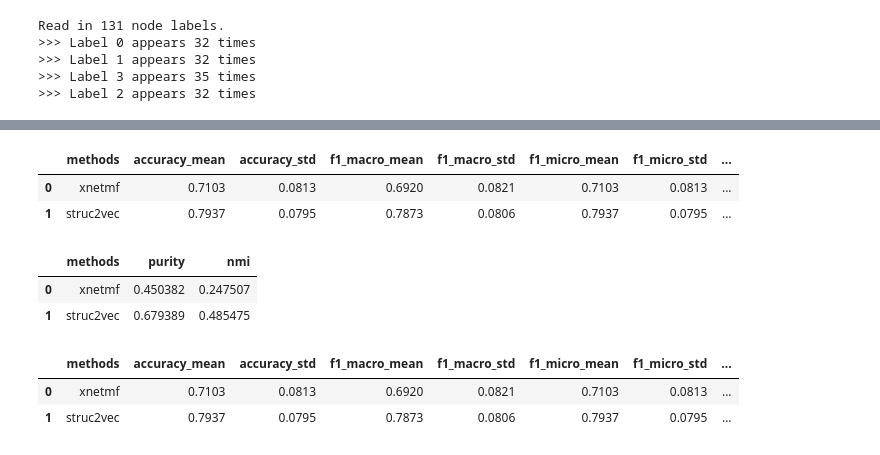
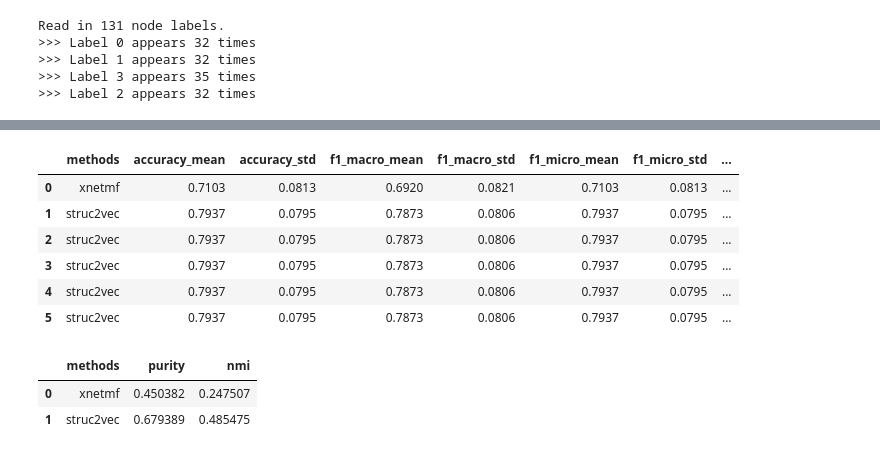
Before and after one commit to GemsLab/StrucEmbedding-GraphLibrary, a Jupyter notebook: test.ipynb, the cells around one changed output, grey strips where cells are left out. Cells and saved outputs as stored; diff of their text form; code cells hidden in the pictures.

```diff
--- a/test.ipynb
+++ b/test.ipynb
@@ -146,11 +147,19 @@ clu_struc2vec = perform_clustering(dict_struc2vec_emb, dict_labels)
 clu_xnetmf = perform_clustering(dict_xnetmf_emb, dict_labels)
 # %%
 concatenate_result_pd([("xnetmf", result_xnetmf),
+                       ("struc2vec", result_struc2vec),
+                       ("struc2vec", result_struc2vec),
+                       ("struc2vec", result_struc2vec),
+                       ("struc2vec", result_struc2vec),
                        ("struc2vec", result_struc2vec)])
 # %% [output]
 |  | methods | accuracy_mean | accuracy_std | f1_macro_mean | f1_macro_std | f1_micro_mean | f1_micro_std | ... |
 | 0 | xnetmf | 0.7103 | 0.0813 | 0.6920 | 0.0821 | 0.7103 | 0.0813 | ... |
 | 1 | struc2vec | 0.7937 | 0.0795 | 0.7873 | 0.0806 | 0.7937 | 0.0795 | ... |
+| 2 | struc2vec | 0.7937 | 0.0795 | 0.7873 | 0.0806 | 0.7937 | 0.0795 | ... |
+| 3 | struc2vec | 0.7937 | 0.0795 | 0.7873 | 0.0806 | 0.7937 | 0.0795 | ... |
+| 4 | struc2vec | 0.7937 | 0.0795 | 0.7873 | 0.0806 | 0.7937 | 0.0795 | ... |
+| 5 | struc2vec | 0.7937 | 0.0795 | 0.7873 | 0.0806 | 0.7937 | 0.0795 | ... |
 # %%
 concatenate_result_pd([("xnetmf", clu_xnetmf),
                        ("struc2vec", clu_struc2vec)])
@@ -158,10 +167,3 @@ concatenate_result_pd([("xnetmf", clu_xnetmf),
 |  | methods | purity | nmi |
 | 0 | xnetmf | 0.450382 | 0.247507 |
 | 1 | struc2vec | 0.679389 | 0.485475 |
-# %%
-concatenate_result_pd([("xnetmf", result_xnetmf),
-                       ("struc2vec", result_struc2vec)])
-# %% [output]
-|  | methods | accuracy_mean | accuracy_std | f1_macro_mean | f1_macro_std | f1_micro_mean | f1_micro_std | ... |
-| 0 | xnetmf | 0.7103 | 0.0813 | 0.6920 | 0.0821 | 0.7103 | 0.0813 | ... |
-| 1 | struc2vec | 0.7937 | 0.0795 | 0.7873 | 0.0806 | 0.7937 | 0.0795 | ... |
```
Also changed, not shown: parts of 7 cells of this notebook.
